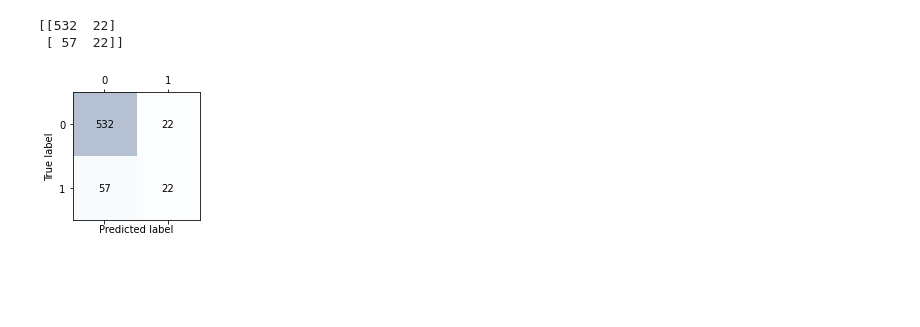
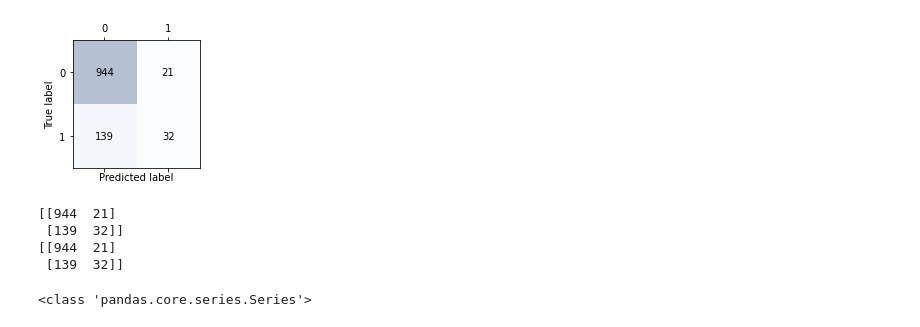
Before and after one commit to nonnn10/graduation-research, a Jupyter notebook: src/value_learn.ipynb, the cells around one changed output. Drawn from its saved outputs; the diff is of its cells as text; code cells hidden in the pictures; blank space fills up the shorter version.

```diff
--- a/src/value_learn.ipynb
+++ b/src/value_learn.ipynb
@@ -108,6 +95,6 @@ print(X_train_std)
 # %%
 import lightgbm as lgb
-def train_data(X_train, y_train):
+def train_data(X_train, y_train,lgb):
     """学習用データの作成
         Args:
             X_train:
@@ -121,10 +108,10 @@ def train_data(X_train, y_train):
     """
     return lgb.Dataset(X_train, label=y_train)
 
-train_data=train_data(X_train, y_train)
+train_data=train_data(X_train, y_train,lgb)
 # %%
 # テストデータの作成
-def test_data(X_test, y_test, train_data):
+def test_data(X_test, y_test, train_data,lgb):
     """テストデータの作成
         Args:
             X_test:
@@ -137,5 +124,5 @@ def test_data(X_test, y_test, train_data):
                 学習用データの作成
     """
     return lgb.Dataset(X_test, label=y_test, reference=train_data)
-test_data = test_data(X_test, y_test, train_data)
+test_data = test_data(X_test, y_test, train_data,lgb)
 # %%
@@ -296,23 +289,35 @@ plot_imp()
 # %%
 #混同行列
 from sklearn.metrics import confusion_matrix
 
-confmat = confusion_matrix(y_true=y_test, y_pred=y_pred)
+def confm(route_name,dep,days_ago,y_pred,y_test):
+    confmat = confusion_matrix(y_true=y_test, y_pred=y_pred)
+
+
+    fig, ax = plt.subplots(figsize=(2.5, 2.5))
+    ax.matshow(confmat, cmap=plt.cm.Blues, alpha=0.3)
+    for i in range(confmat.shape[0]):
+        for j in range(confmat.shape[1]):
+            ax.text(x=j, y=i, s=confmat[i, j], va='center', ha='center')
+
+    plt.xlabel('Predicted label')
+    plt.ylabel('True label')
+
+    plt.tight_layout()
+    plt.savefig('../data/images_conf/'+route_name+'_'+dep+'_'+str(days_ago)+'.png', dpi=300)
+    plt.show()
+    print(confmat)
+
+    return confmat
+confmat = confm(route_name,dep,days_ago,y_pred,y_test)
 print(confmat)
-
-fig, ax = plt.subplots(figsize=(2.5, 2.5))
-ax.matshow(confmat, cmap=plt.cm.Blues, alpha=0.3)
-for i in range(confmat.shape[0]):
-    for j in range(confmat.shape[1]):
-        ax.text(x=j, y=i, s=confmat[i, j], va='center', ha='center')
-
-plt.xlabel('Predicted label')
-plt.ylabel('True label')
-
-plt.tight_layout()
-#plt.savefig('images/06_09.png', dpi=300)
-plt.show()
 # %% [output]
+[figure]
-[[532  22]
- [ 57  22]]
+[[944  21]
+ [139  32]]
+[[944  21]
+ [139  32]]
-[figure]
+# %%
+print(type(y_test))
+# %% [output]
+<class 'pandas.core.series.Series'>
```
Also changed, not shown: parts of 13 cells of this notebook, 13 other files.
